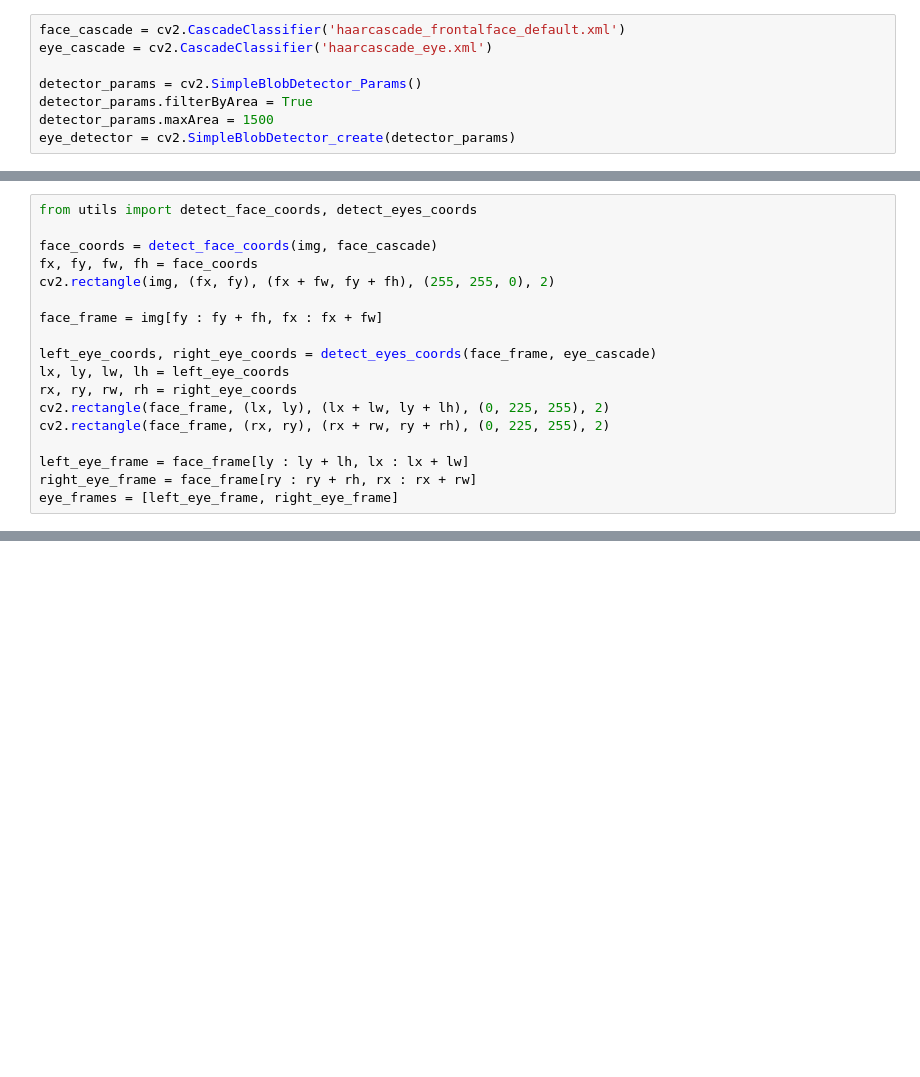
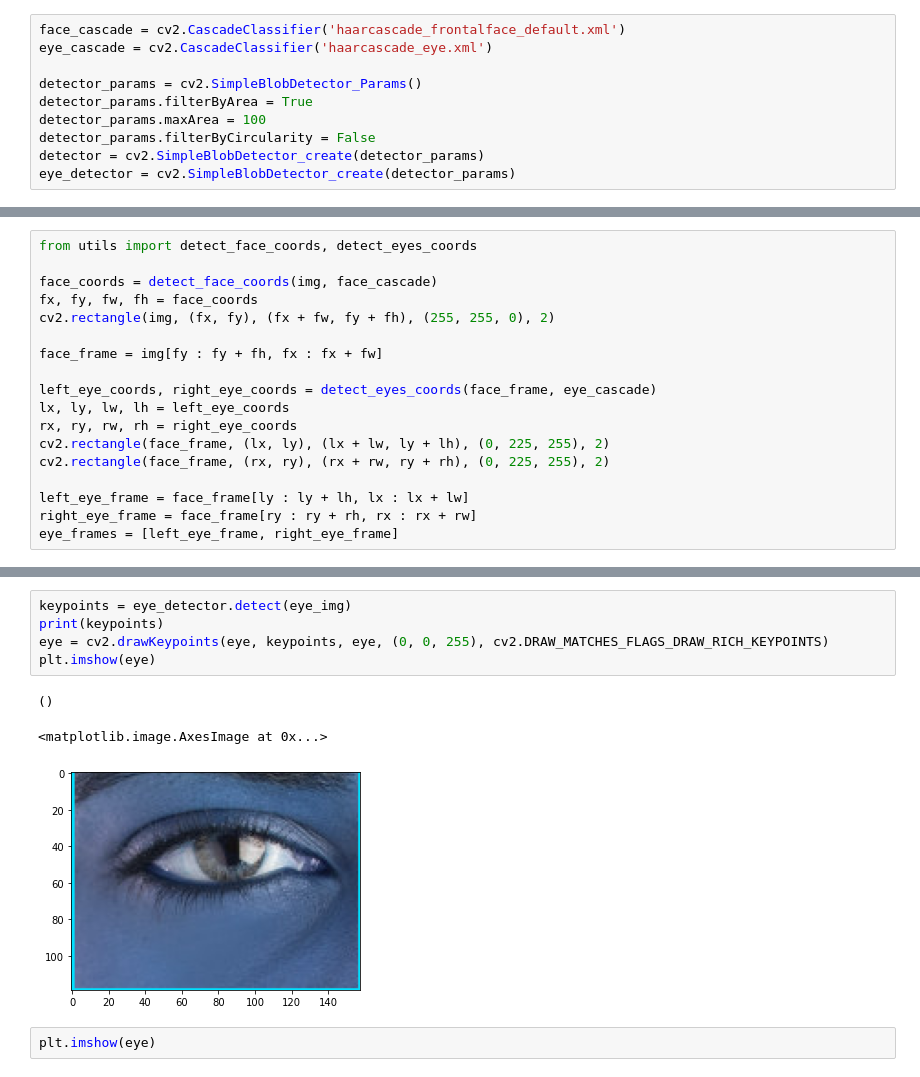
Before and after one commit to arisachue/cs131-final-project, a Jupyter notebook: Final Project.ipynb, the cells around one changed output, grey strips where cells are left out. Saved outputs shown, nothing was run; the diff lists cells and outputs as text; blank space fills up the shorter version.

```diff
--- a/Final Project.ipynb
+++ b/Final Project.ipynb
@@ -14,5 +11,7 @@ eye_cascade = cv2.CascadeClassifier('haarcascade_eye.xml')
 
 detector_params = cv2.SimpleBlobDetector_Params()
 detector_params.filterByArea = True
-detector_params.maxArea = 1500
+detector_params.maxArea = 100
+detector_params.filterByCircularity = False
+detector = cv2.SimpleBlobDetector_create(detector_params)
 eye_detector = cv2.SimpleBlobDetector_create(detector_params)
@@ -61,0 +73,11 @@ plt.imshow(eye_img)
+# %%
+keypoints = eye_detector.detect(eye_img)
+print(keypoints)
+eye = cv2.drawKeypoints(eye, keypoints, eye, (0, 0, 255), cv2.DRAW_MATCHES_FLAGS_DRAW_RICH_KEYPOINTS)
+plt.imshow(eye)
+# %% [output]
+()
+<matplotlib.image.AxesImage at 0x...>
+[figure, added]
+# %%
+plt.imshow(eye)
```
Also changed, not shown: parts of 6 cells of this notebook, 5 other files.
